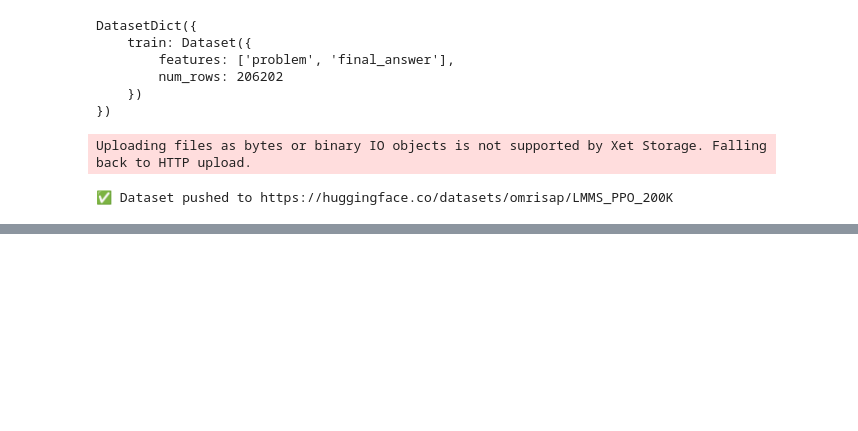
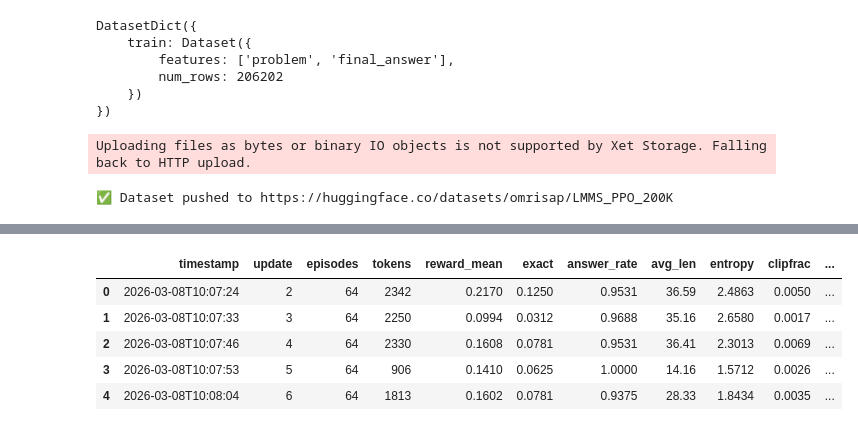
Before and after one commit to omrisapir1/LMMS, a Jupyter notebook: Untitled.ipynb, the cells around one changed output, grey strips where cells are left out. Cells and saved outputs as stored; diff of their text form; code cells hidden in the pictures; blank space fills up the shorter version.

```diff
--- a/Untitled.ipynb
+++ b/Untitled.ipynb
@@ -539,0 +78,3 @@ print('\n'.join([i.split('episodes=128 |')[-1].split('| rollout')[0] for i in a.
+# %%
+with open("../../Documents/logloss.rtf", "r", encoding="utf-8") as f:
+    rtf_content = f.read()
@@ -539,0 +85,2 @@ print('\n'.join([i.split('episodes=128 |')[-1].split('| rollout')[0] for i in a.
+# %%
+logs = [i for i in rtf_content.split('\\\n') if 'vLLM' not in i]
@@ -539,0 +91,23 @@ print('\n'.join([i.split('episodes=128 |')[-1].split('| rollout')[0] for i in a.
+# %%
+import pandas as pd
+
+# logs = [
+# '2026-03-08T10:07:11 | update=1 | episodes=64 | tokens=2548 | reward_mean=0.1245 | exact=0.0469 | answer_rate=0.9531 | avg_len=39.81 | entropy=2.9932 | clipfrac=0.0035 | policy_loss=-0.6069 | value_loss=0.0651 | explained_var=0.0000 | rollouts=./runs/ppo/rollouts/rollouts_rank0_step0001.jsonl | t_sync=2.843s | t_rollout=4.764s | t_reward=0.003s | t_backprop=5.991s | t_update=13.607s',
+# '2026-03-08T10:07:24 | update=2 | episodes=64 | tokens=2342 | reward_mean=0.2170 | exact=0.1250 | answer_rate=0.9531 | avg_len=36.59 | entropy=2.4863 | clipfrac=0.0050 | policy_loss=-0.8184 | value_loss=0.1449 | explained_var=-0.0033 | rollouts=./runs/ppo/rollouts/rollouts_rank0_step0002.jsonl | t_sync=2.149s | t_rollout=4.397s | t_reward=0.003s | t_backprop=6.387s | t_update=12.944s'
+# ]
+
+rows = []
+for line in logs[1:-10]:
+    parts = line.split(" | ")
+    row = {"timestamp": parts[0]}
+    for p in parts[1:]:
+        k, v = p.split("=", 1)
+        row[k] = v.rstrip("s")  # remove 's' from timing fields
+    rows.append(row)
+
+df = pd.DataFrame(rows)
+
+# convert numeric columns when possible
+df = df.apply(pd.to_numeric, errors="ignore")
+
+print(df)
@@ -539,0 +132,9 @@ print('\n'.join([i.split('episodes=128 |')[-1].split('| rollout')[0] for i in a.
+# %%
+df.head()
+# %% [output]
+|  | timestamp | update | episodes | tokens | reward_mean | exact | answer_rate | avg_len | entropy | clipfrac | ... |
+| 0 | 2026-03-08T10:07:24 | 2 | 64 | 2342 | 0.2170 | 0.1250 | 0.9531 | 36.59 | 2.4863 | 0.0050 | ... |
+| 1 | 2026-03-08T10:07:33 | 3 | 64 | 2250 | 0.0994 | 0.0312 | 0.9688 | 35.16 | 2.6580 | 0.0017 | ... |
+| 2 | 2026-03-08T10:07:46 | 4 | 64 | 2330 | 0.1608 | 0.0781 | 0.9531 | 36.41 | 2.3013 | 0.0069 | ... |
+| 3 | 2026-03-08T10:07:53 | 5 | 64 | 906 | 0.1410 | 0.0625 | 1.0000 | 14.16 | 1.5712 | 0.0026 | ... |
+| 4 | 2026-03-08T10:08:04 | 6 | 64 | 1813 | 0.1602 | 0.0781 | 0.9375 | 28.33 | 1.8434 | 0.0035 | ... |
```
Also changed, not shown: parts of 8 cells of this notebook, 2 other files.
